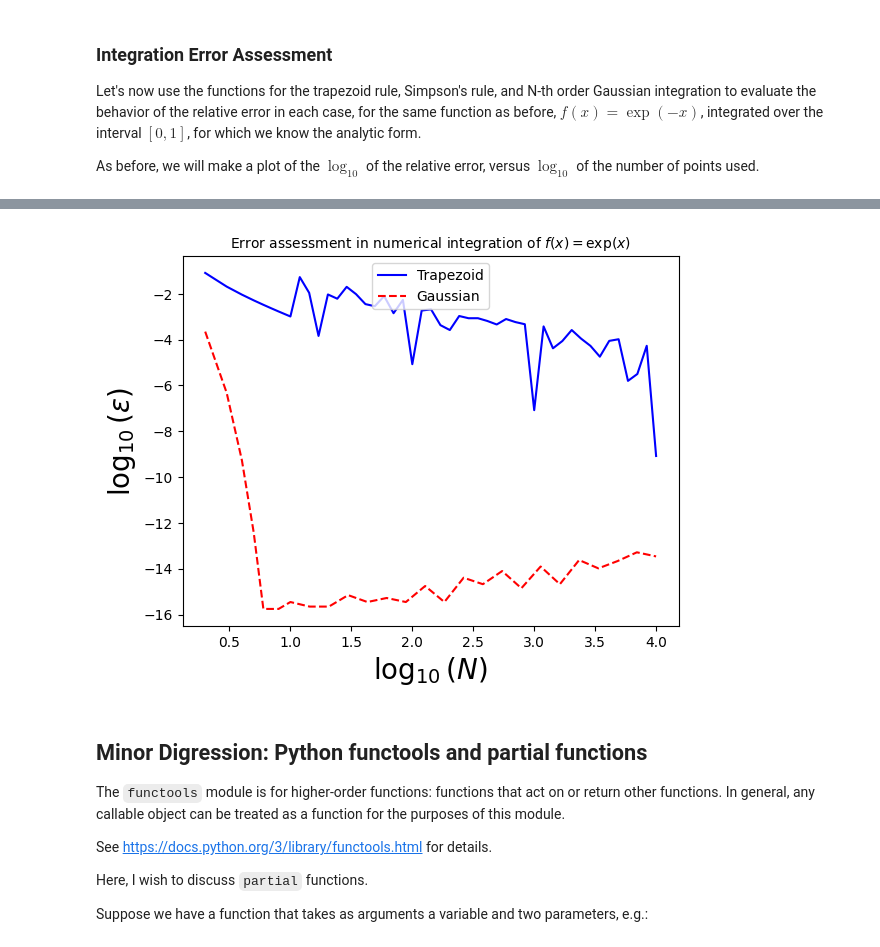
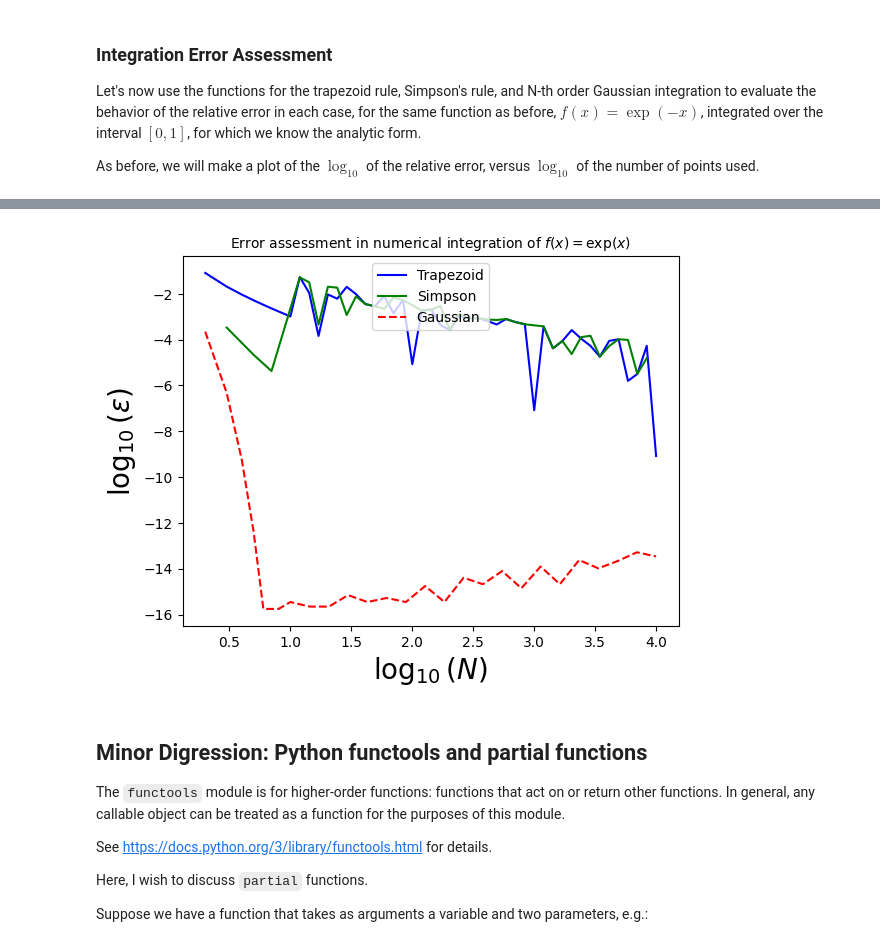
Before and after one commit to apapaefs/ScientificComputing, a Jupyter notebook: _build/jupyter_execute/Chapters/Chapter4/Chapter4.ipynb, the cells around one changed output, grey strips where cells are left out. Saved outputs shown, nothing was run; the diff lists cells and outputs as text; code cells hidden in the pictures.

```diff
--- a/_build/jupyter_execute/Chapters/Chapter4/Chapter4.ipynb
+++ b/_build/jupyter_execute/Chapters/Chapter4/Chapter4.ipynb
@@ -902,7 +972,6 @@ import scipy
 
 NarrayT = np.concatenate([np.array([2,3,4,5,6,7,8]),np.logspace(1, 4, num=40,base=10)]) # the NumPy logspace returns numbers spaced evenly on a log scale.
 NarrayG = np.concatenate([np.array([2,3,4,5,6,7,8]),np.logspace(1, 4, num=20,base=10)]) # the NumPy logspace returns numbers spaced evenly on a log scale.
-
 # test the function for exp(-t) in [0,1]:
 # first define the function we wish to integrate:
 def f(x):
@@ -913,7 +982,7 @@ I_trapezoid = [trapezoid(f,0,1,N) for N in NarrayT]
 
 # Simpson's rule result:
 # reinstate after we have written the function:
-#I_simpson = [simpson(f,0,1,N) for N in Narray]
-
+I_simpson = [simpson(f,0,1,N) for N in NarrayT if N%2!=0]
+NarrayS = [N for N in NarrayT if N%2!=0]
 # Gaussian Quadrature result:
 I_gaussian = [gauss(f,0,1,N) for N in NarrayG]
@@ -925,7 +1012,7 @@ I_analytic = 1-math.exp(-1) # use the analytic result
 # trapezoid:
 eps_trapezoid = np.abs( np.subtract(I_trapezoid,I_analytic)/I_analytic )
 # simpson: (uncomment)
-# eps_simpson = np.abs( np.subtract(I_simpson,I_analytic)/I_analytic )
+eps_simpson = np.abs( np.subtract(I_simpson,I_analytic)/I_analytic )
 
 eps_gaussian = np.abs( np.subtract(I_gaussian,I_analytic)/I_analytic )
 # if a zero has been found, set it to machine precision:
@@ -933,37 +1020,38 @@ eps_gaussian[eps_gaussian[:] == 0] = np.finfo(np.float64).eps
 
 # get the log10:
 log10_eps_trapezoid = np.log10(eps_trapezoid)
-# log10_eps_simpson = np.log10(eps_simpson) # UNCOMMENT!
+log10_eps_simpson = np.log10(eps_simpson) # UNCOMMENT!
 log10_eps_gaussian = np.log10(eps_gaussian)
 
 # and of the array:
 log10_NT = np.log10(NarrayT)
 log10_NG = np.log10(NarrayG)
+log10_NS = np.log10(NarrayS)
 
 # Now let's plot them!
 # %%
 import matplotlib.pyplot as plt # import matplotlib, a conventional module name is plt
 import numpy as np
 
 # Now plot! Don't forget the different labels!
 fig, ax = plt.subplots() # create the elements required for matplotlib. This creates a figure containing a single axes.
 
 # set the labels and titles:
 ax.set_xlabel(r'$\log_{10}(N)$', fontsize=20) # set the x label
 ax.set_ylabel(r'$\log_{10}(\varepsilon)$', fontsize=20) # set the y label. Note that the 'r' is necessary to remove the need for double slashes. You can use LaTeX!
 ax.set_title(r'Error assessment in numerical integration of $f(x)=\exp(x)$', fontsize=10) # set the title
 
 # make a one-dimensional plot using the arrays relevant to the cosine:
 ax.plot(log10_NT, log10_eps_trapezoid, label='Trapezoid', ls='-', color='blue')
-#ax.plot(log10_N, log10_eps_simpson, label='Simpson', ls='-', color='green')
+ax.plot(log10_NS, log10_eps_simpson, label='Simpson', ls='-', color='green')
 ax.plot(log10_NG, log10_eps_gaussian, label=r'Gaussian', ls='--', color='red')
 
 # construct the legend:
 ax.legend(loc='upper center')  # Add a legend
 
 plt.show() # show the plot here
 # %% [output]
-[figure, old version]
+[figure, new version]
 # %% [markdown]
 ## Minor Digression: Python functools and partial functions
 
```
Also changed, not shown: parts of 2 cells of this notebook, 32 other files.
